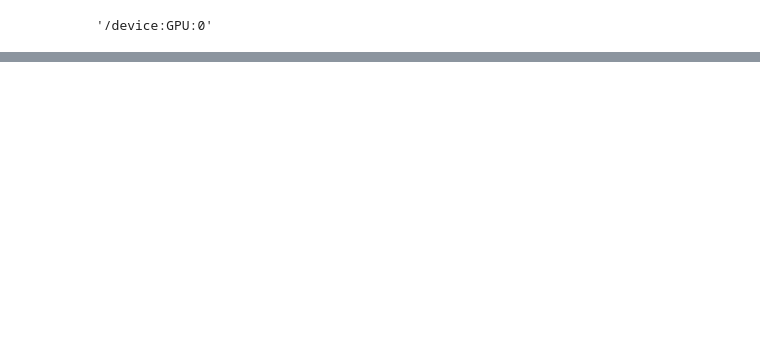
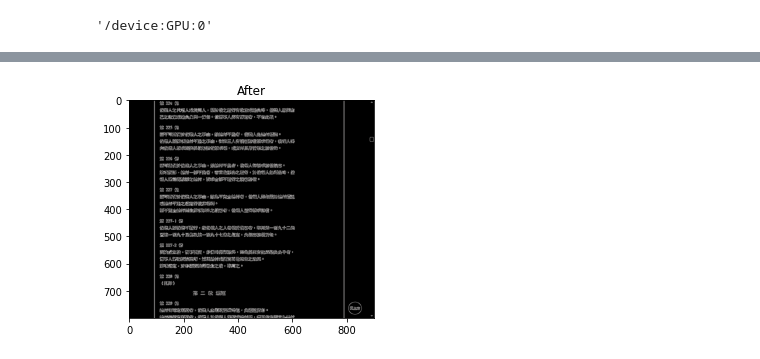
Before and after one commit to laurence-lin/Working-files, a Jupyter notebook: train_txt_model.ipynb, the cells around one changed output, grey strips where cells are left out. Drawn from its saved outputs; the diff is of its cells as text; code cells hidden in the pictures; blank space fills up the shorter version.

```diff
--- a/train_txt_model.ipynb
+++ b/train_txt_model.ipynb
@@ -53,6 +53,6 @@ image_path = '/content/drive/MyDrive/binary'
 # %%
 # HYPER PARAMETERS SETTING
 
-IMAGE_WIDTH = 500
-IMAGE_HEIGHT = 600
+IMAGE_WIDTH = 900
+IMAGE_HEIGHT = 800
 BATCH_SIZE = 16
@@ -125,3 +185,24 @@ Downloading data from https://storage.googleapis.com/tensorflow/keras-applicatio
+# %%
+gc.collect()
+
+sub_list = train_list[0:2]
+sub_images = []
+for i in range(len(sub_list)):
+  img = plt.imread(sub_list[i])
+  img = cv2.cvtColor(img, cv2.COLOR_RGBA2RGB)
+  img = cv2.resize(img, (IMAGE_WIDTH, IMAGE_HEIGHT))
+  sub_images.append(img)
+
+sub_images = np.stack(sub_images, axis = 0)
+
+img = sub_images[1]
+
+plt.figure(2)
+plt.imshow(img)
+plt.title('After')
+plt.show()
+# %% [output]
+[figure, added]
 # %%
 model.compile(
     optimizer = keras.optimizers.Adam(1e-5),
```
Also changed, not shown: parts of 11 cells of this notebook.
